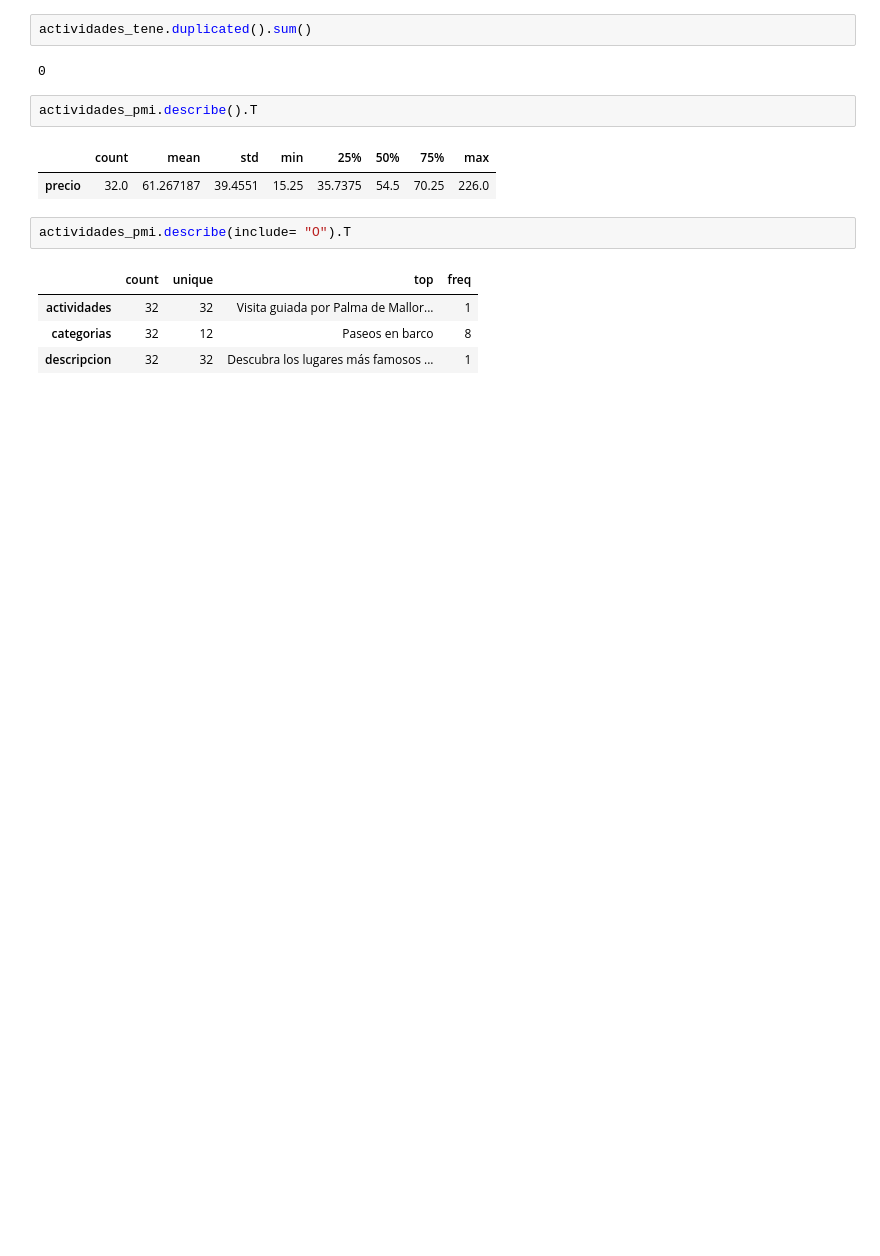
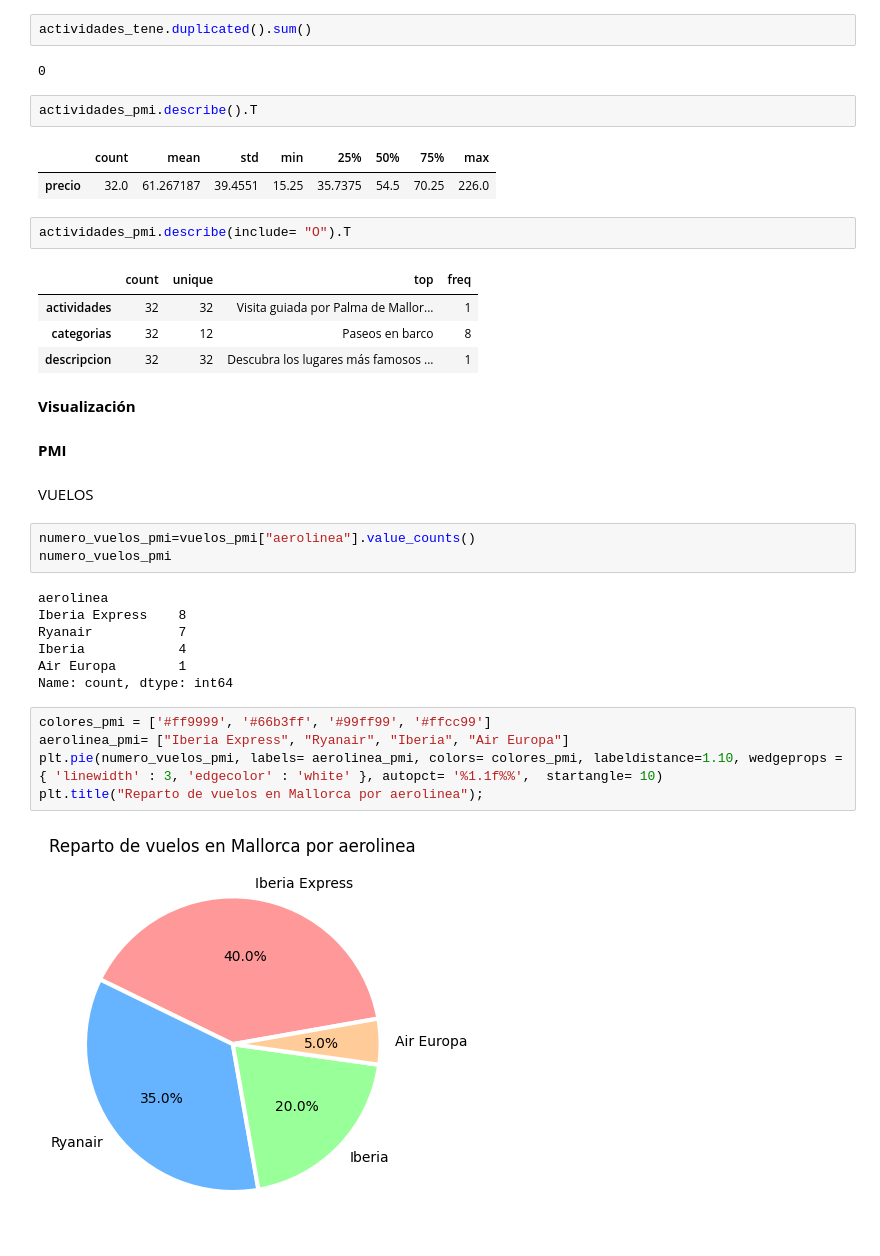
Before and after one commit to jgilsu11/Proyecto3-Explorando-Viajes, a Jupyter notebook: EDA.ipynb, the cells around one changed output. Cells and saved outputs as stored; diff of their text form; blank space fills up the shorter version.

Commit message:
Subida de desarrollo de visualización

```diff
--- a/EDA.ipynb
+++ b/EDA.ipynb
@@ -515,3 +520,26 @@ actividades_pmi.describe(include= "O").T
 | actividades | 32 | 32 | Visita guiada por Palma de Mallor... | 1 |
 | categorias | 32 | 12 | Paseos en barco | 8 |
 | descripcion | 32 | 32 | Descubra los lugares más famosos ... | 1 |
+# %% [markdown]
+**Visualización**
+# %% [markdown]
+**PMI**
+# %% [markdown]
+VUELOS
+# %%
+numero_vuelos_pmi=vuelos_pmi["aerolinea"].value_counts()
+numero_vuelos_pmi
+# %% [output]
+aerolinea
+Iberia Express    8
+Ryanair           7
+Iberia            4
+Air Europa        1
+Name: count, dtype: int64
+# %%
+colores_pmi = ['#ff9999', '#66b3ff', '#99ff99', '#ffcc99']
+aerolinea_pmi= ["Iberia Express", "Ryanair", "Iberia", "Air Europa"]
+plt.pie(numero_vuelos_pmi, labels= aerolinea_pmi, colors= colores_pmi, labeldistance=1.10, wedgeprops = { 'linewidth' : 3, 'edgecolor' : 'white' }, autopct= '%1.1f%%',  startangle= 10)
+plt.title("Reparto de vuelos en Mallorca por aerolinea");
+# %% [output]
+[figure, added]
```
Also changed, not shown: parts of 24 cells of this notebook.
